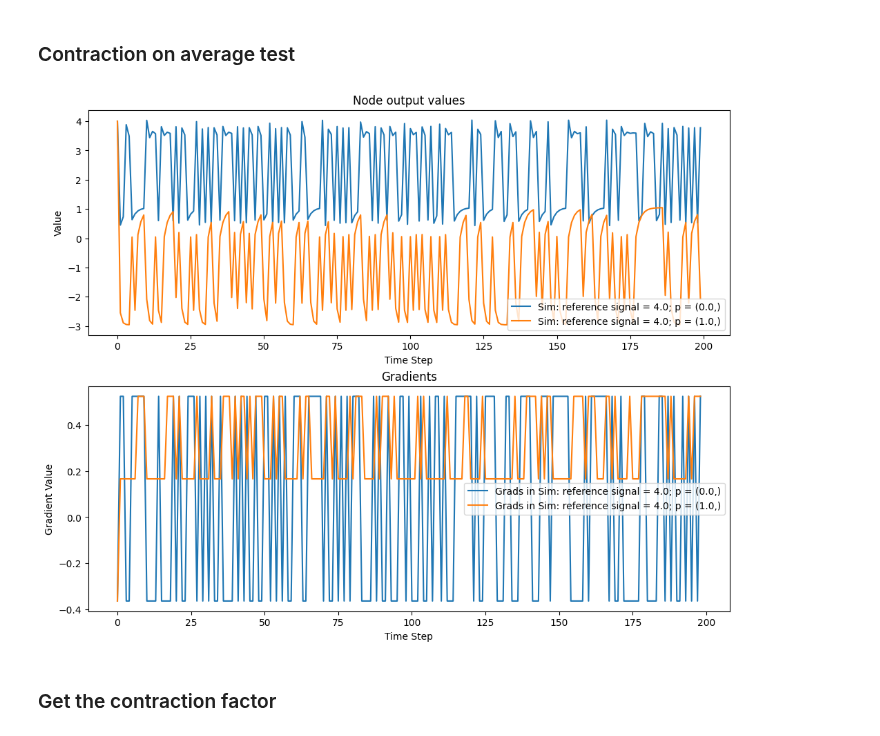
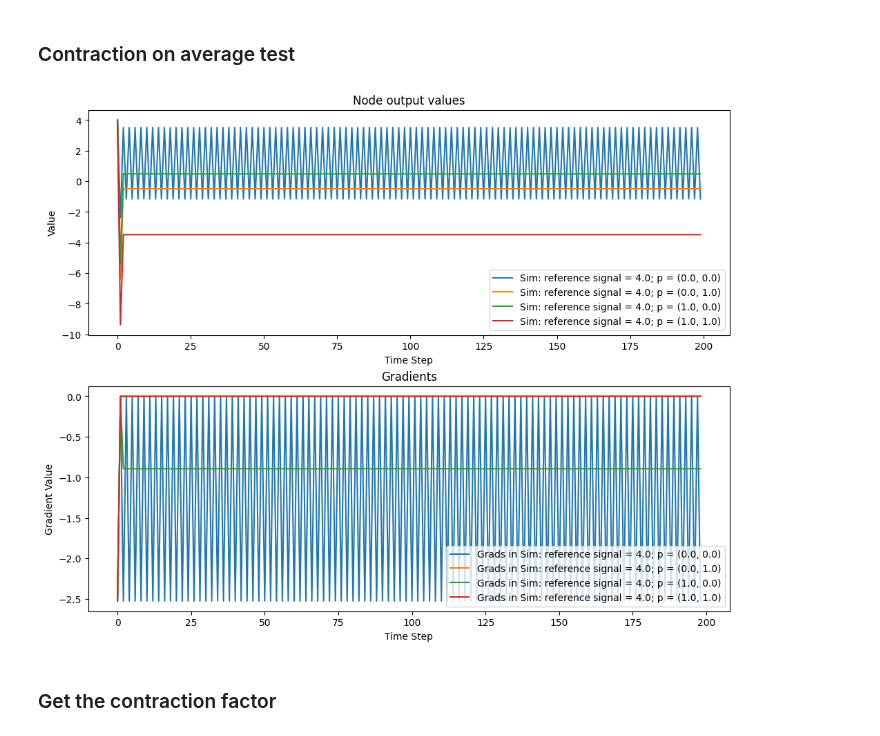
Before and after one commit to humancompatible/interconnect, a Jupyter notebook: examples/basic_simulation_ReLU.ipynb, the cells around one changed output. Cells and saved outputs as stored; diff of their text form; code cells hidden in the pictures.

Commit message:
Agent logic update in basic_simulation_ReLU.ipynb.

```diff
--- a/examples/basic_simulation_ReLU.ipynb
+++ b/examples/basic_simulation_ReLU.ipynb
@@ -92,3 +89,23 @@ from humancompatible.interconnect.simulators.logic.agents.sigmoid_agent import A
+# %%
+from humancompatible.interconnect.simulators.nodes.population import Population
+
+class AgentLogic:
+    def __init__(self, offset=0.3):
+        self.tensors = {"x": torch.tensor([0.0], requires_grad=True),
+                        "pi": torch.tensor([0.0], requires_grad=True)}
+        self.variables = ["p"]
+        self.probability = 0.5
+        self.offset = offset
+
+    def set_probability(self, probability):
+        self.probability = probability
+
+    def forward(self, values, number_of_agents):
+        self.tensors["p"] = values["p"]
+        f1_part = torch.sum(torch.bernoulli(torch.ones(number_of_agents) * self.probability))
+        f2_part = number_of_agents - f1_part
+        result = f1_part * self.tensors["p"] + f2_part * (self.tensors["p"] - self.offset)
+        return result
 # %% [markdown]
 ## Delay Node
 # %%
@@ -136,7 +153,7 @@ class Sim(Simulation):
         agg2 = Aggregator(name="A2", logic=AggregatorLogic2()) # Sums population outputs
         cont = Controller(name="C", logic=ReLUControllerLogic())
         pop1 = Population(name="P1", logic=AgentLogic(), number_of_agents=20)
-        pop2 = Population(name="P2", logic=AgentLogic(), number_of_agents=20)
+        pop2 = Population(name="P2", logic=AgentLogic(offset=0.4), number_of_agents=20)
         delay = Delay(name="Z", time=1)
         fil = Filterer(name="F", logic=FiltererLogic())
         self.system.add_nodes([refsig, agg1, agg2, cont, pop1, pop2, delay, fil])
@@ -154,10 +171,11 @@ class Sim(Simulation):
         self.system.set_checkpoint_node(agg1)
 
         # Set learning node
+        # cont.logic.load_state_dict(torch.load(ROOT_DIR + "/examples/weights_basic_RELU.pth"))
         # model = cont.logic
         # self.system.set_learning_model(model)
         # self.system.set_loss_function(nn.MSELoss())
-        # optimizer = torch.optim.AdamW(model.parameters(), lr=0.01)
+        # optimizer = torch.optim.Adam(model.parameters(), lr=0.01)
         # self.system.set_optimizer(optimizer)
 
         # Load controller logic
@@ -216,9 +234,9 @@ sim.plot.runtimes()
 # %%
 from tests.contractionTests.contraction_test import get_factor
 import numpy as np
-r = get_factor(reference_signals=np.array([4.0]), agent_probs=np.array([[0.0, 1.0]]), it=200, make_plots=True, sim_class=Sim)
+r = get_factor(reference_signals=np.array([4.0]), agent_probs=np.array([[0.0, 1.0], [0.0, 1.0]]), it=200, make_plots=True, sim_class=Sim)
 # %% [output]
-[figure, old version]
+[figure, new version]
 # %% [markdown]
 ### Get the contraction factor
 # %%
```
Also changed, not shown: parts of 6 cells of this notebook, 1 other file.
